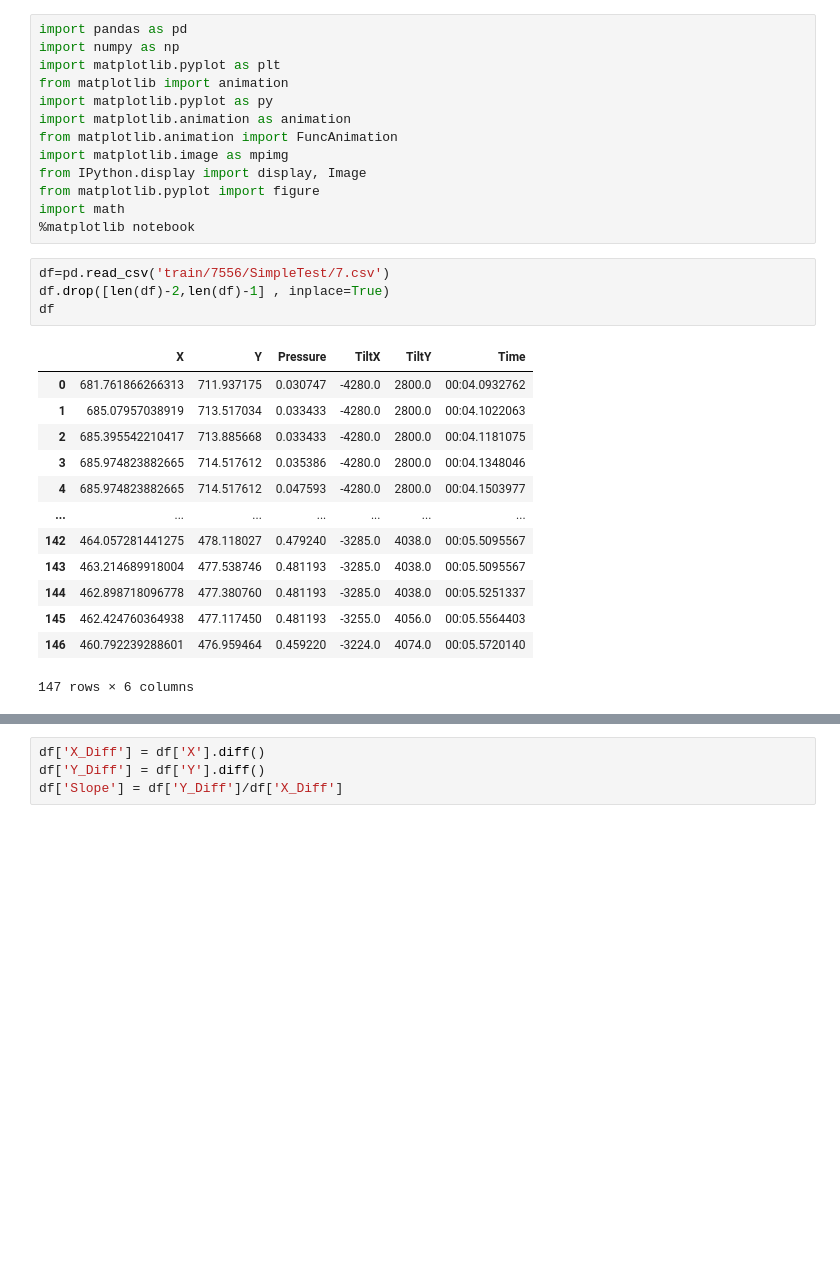
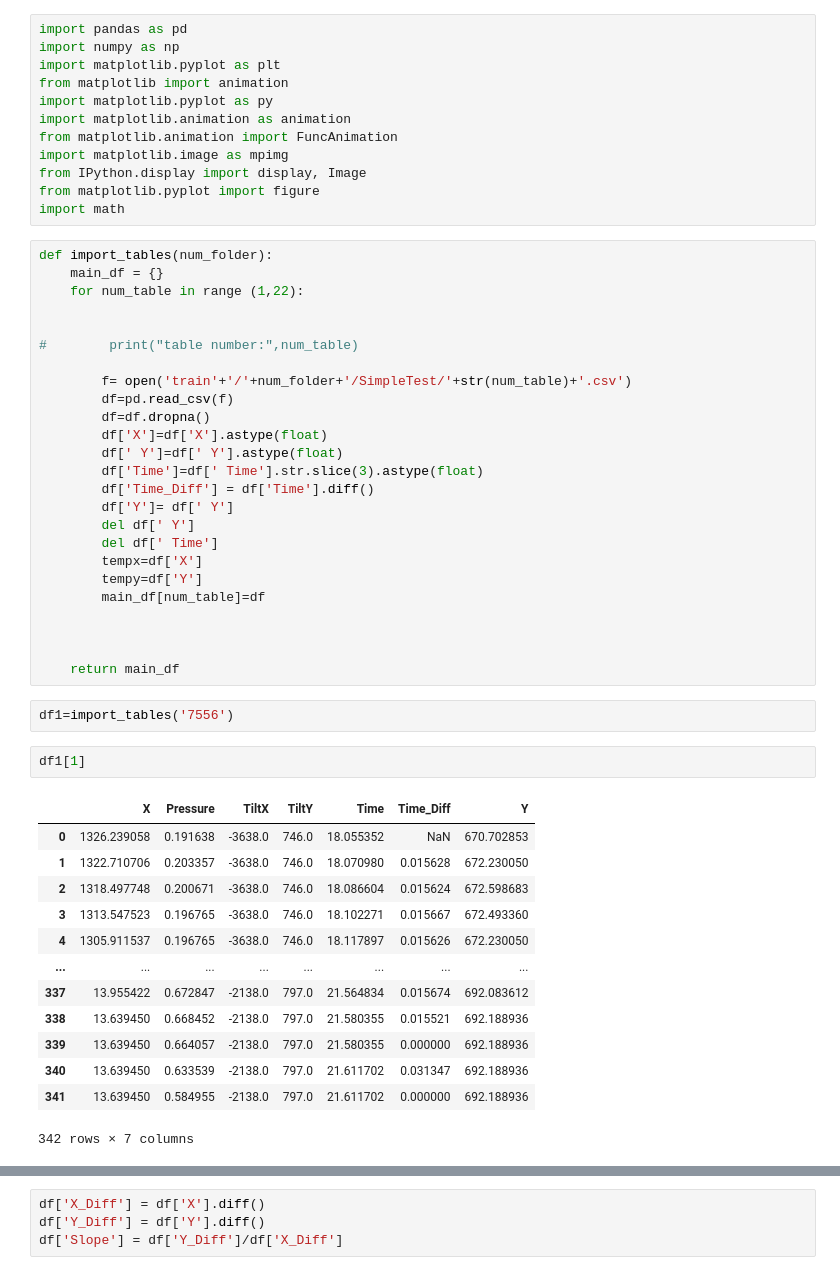
Before and after one commit to yarinl139/ProjectSemesterB, a Jupyter notebook: WorkPandasPicture.ipynb, the cells around one changed output, grey strips where cells are left out. Drawn from its saved outputs; the diff is of its cells as text; blank space fills up the shorter version.

```diff
--- a/WorkPandasPicture.ipynb
+++ b/WorkPandasPicture.ipynb
@@ -10,22 +10,46 @@ import matplotlib.image as mpimg
 from IPython.display import display, Image
 from matplotlib.pyplot import figure
 import math
-%matplotlib notebook
-# %%
-df=pd.read_csv('train/7556/SimpleTest/7.csv')
-df.drop([len(df)-2,len(df)-1] , inplace=True)
-df
-# %% [output]
-|  | X | Y | Pressure | TiltX | TiltY | Time |
-| 0 | 681.761866266313 | 711.937175 | 0.030747 | -4280.0 | 2800.0 | 00:04.0932762 |
-| 1 | 685.07957038919 | 713.517034 | 0.033433 | -4280.0 | 2800.0 | 00:04.1022063 |
-| 2 | 685.395542210417 | 713.885668 | 0.033433 | -4280.0 | 2800.0 | 00:04.1181075 |
-| 3 | 685.974823882665 | 714.517612 | 0.035386 | -4280.0 | 2800.0 | 00:04.1348046 |
-| 4 | 685.974823882665 | 714.517612 | 0.047593 | -4280.0 | 2800.0 | 00:04.1503977 |
-| ... | ... | ... | ... | ... | ... | ... |
-| 142 | 464.057281441275 | 478.118027 | 0.479240 | -3285.0 | 4038.0 | 00:05.5095567 |
-| 143 | 463.214689918004 | 477.538746 | 0.481193 | -3285.0 | 4038.0 | 00:05.5095567 |
-| 144 | 462.898718096778 | 477.380760 | 0.481193 | -3285.0 | 4038.0 | 00:05.5251337 |
-| 145 | 462.424760364938 | 477.117450 | 0.481193 | -3255.0 | 4056.0 | 00:05.5564403 |
-| 146 | 460.792239288601 | 476.959464 | 0.459220 | -3224.0 | 4074.0 | 00:05.5720140 |
-147 rows × 6 columns
+# %%
+def import_tables(num_folder):
+    main_df = {}
+    for num_table in range (1,22):
+
+
+#        print("table number:",num_table)
+
+        f= open('train'+'/'+num_folder+'/SimpleTest/'+str(num_table)+'.csv')
+        df=pd.read_csv(f)
+        df=df.dropna()
+        df['X']=df['X'].astype(float)
+        df[' Y']=df[' Y'].astype(float)
+        df['Time']=df[' Time'].str.slice(3).astype(float)
+        df['Time_Diff'] = df['Time'].diff()
+        df['Y']= df[' Y']
+        del df[' Y']
+        del df[' Time']
+        tempx=df['X']
+        tempy=df['Y']
+        main_df[num_table]=df
+
+
+
+    return main_df
+# %%
+df1=import_tables('7556')
+# %%
+df1[1]
+# %% [output]
+|  | X | Pressure | TiltX | TiltY | Time | Time_Diff | Y |
+| 0 | 1326.239058 | 0.191638 | -3638.0 | 746.0 | 18.055352 | NaN | 670.702853 |
+| 1 | 1322.710706 | 0.203357 | -3638.0 | 746.0 | 18.070980 | 0.015628 | 672.230050 |
+| 2 | 1318.497748 | 0.200671 | -3638.0 | 746.0 | 18.086604 | 0.015624 | 672.598683 |
+| 3 | 1313.547523 | 0.196765 | -3638.0 | 746.0 | 18.102271 | 0.015667 | 672.493360 |
+| 4 | 1305.911537 | 0.196765 | -3638.0 | 746.0 | 18.117897 | 0.015626 | 672.230050 |
+| ... | ... | ... | ... | ... | ... | ... | ... |
+| 337 | 13.955422 | 0.672847 | -2138.0 | 797.0 | 21.564834 | 0.015674 | 692.083612 |
+| 338 | 13.639450 | 0.668452 | -2138.0 | 797.0 | 21.580355 | 0.015521 | 692.188936 |
+| 339 | 13.639450 | 0.664057 | -2138.0 | 797.0 | 21.580355 | 0.000000 | 692.188936 |
+| 340 | 13.639450 | 0.633539 | -2138.0 | 797.0 | 21.611702 | 0.031347 | 692.188936 |
+| 341 | 13.639450 | 0.584955 | -2138.0 | 797.0 | 21.611702 | 0.000000 | 692.188936 |
+342 rows × 7 columns
```
Also changed, not shown: parts of 14 cells of this notebook.
